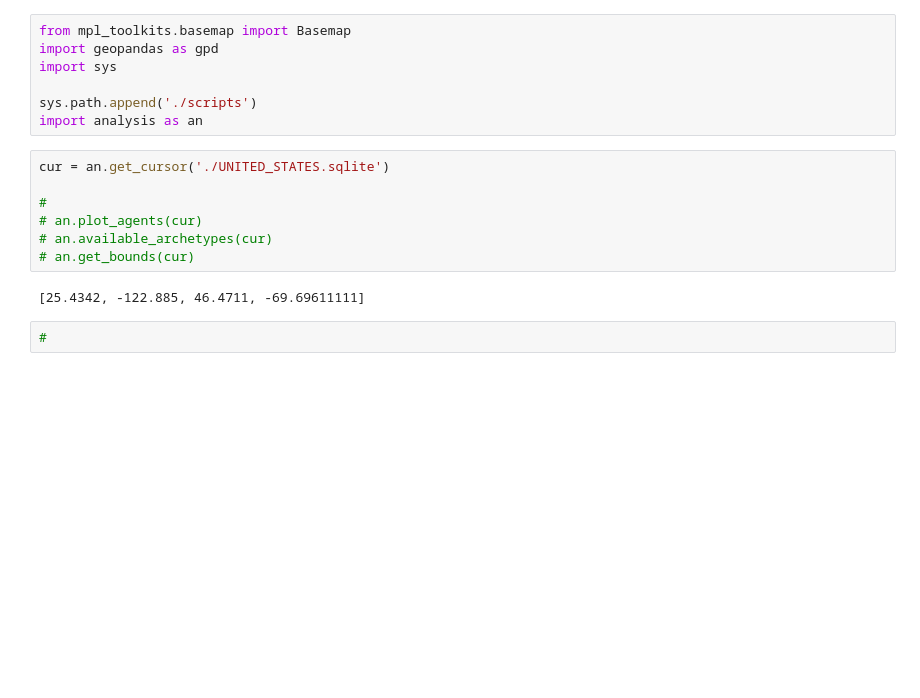
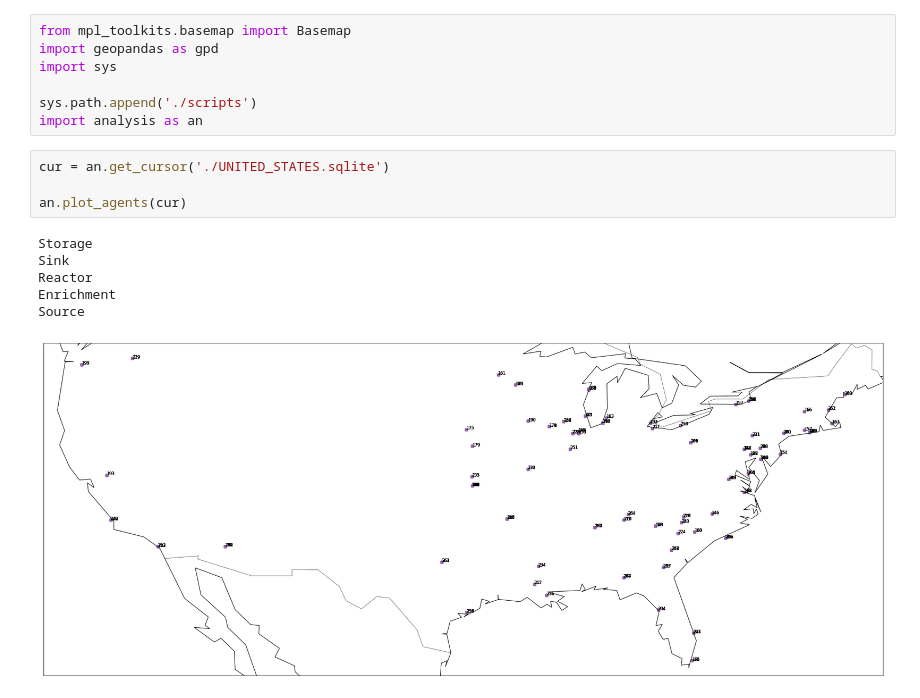
Before and after one commit to arfc/cycmap, a Jupyter notebook: cycvis.ipynb, the cells around one changed output. Saved outputs shown, nothing was run; the diff lists cells and outputs as text; blank space fills up the shorter version.

```diff
--- a/cycvis.ipynb
+++ b/cycvis.ipynb
@@ -12,11 +15,11 @@ import analysis as an
 # %%
 cur = an.get_cursor('./UNITED_STATES.sqlite')
 
-#
-# an.plot_agents(cur)
-# an.available_archetypes(cur)
-# an.get_bounds(cur)
+an.plot_agents(cur)
 # %% [output]
-[25.4342, -122.885, 46.4711, -69.69611111]
+Storage
+Sink
+Reactor
+Enrichment
+Source
+[figure, added]
-# %%
-#
```
Also changed, not shown: parts of 1 cell of this notebook, 1 other file.
